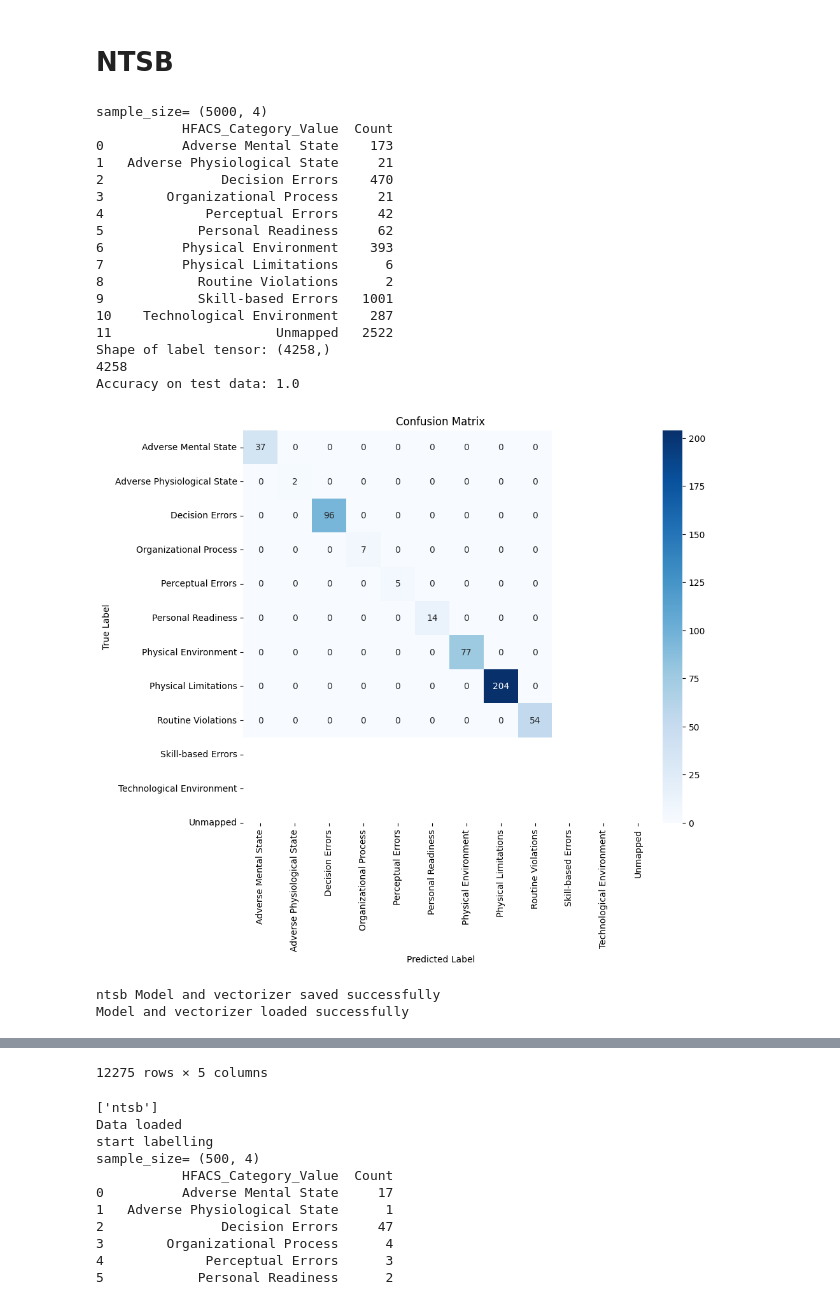
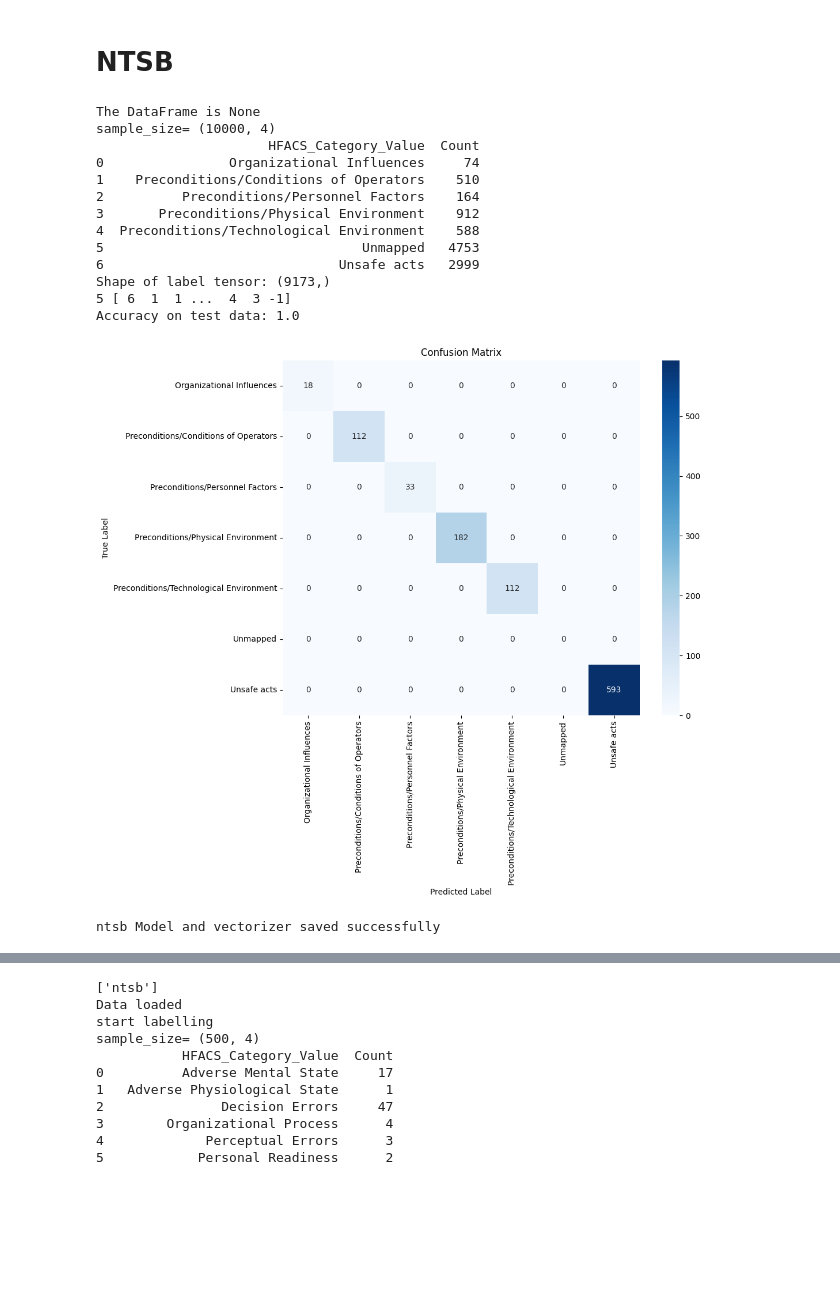
Before and after one commit to lasalasa/ASTAPM_Model, a Jupyter notebook: notebooks/notebook_main.ipynb, the cells around one changed output, grey strips where cells are left out. Cells and saved outputs as stored; diff of their text form; code cells hidden in the pictures; blank space fills up the shorter version.

```diff
--- a/notebooks/notebook_main.ipynb
+++ b/notebooks/notebook_main.ipynb
@@ -57,12 +56,16 @@ To enable the following instructions: AVX2 FMA, in other operations, rebuild Ten
 # 01. Get Data
 asrs_df = CoreUtils.get_data('asrs')
 
+options={
+    "is_merge_taxonomy": True
+}
+
 # 02. Label Spreading
-asrs_modelLS = ModelLS('asrs', 5000)
+asrs_modelLS = ModelLS(None, 'asrs', 10000, options=options)
 asrs_modelLS.train()
 
 # 03. Apply it new data get predicting label
-asrs_predicted_data = asrs_modelLS.predict(asrs_df, 25000)
+asrs_predicted_data = ModelLS.predict(asrs_df, 'asrs', 1, 25000)
 
 # model_data = labeled_data[labeled_data['HFACS_Category_Value_Predict'] != 'Unmapped'].copy()
 
@@ -119,37 +125,32 @@ AttributeError: 'dict' object has no attribute 'split'
 # %%
 # 01. Get Data
 ntsb_df = CoreUtils.get_data('ntsb')
 
-ntsb_modelLS = ModelLS('ntsb', 5000)
+ntsb_modelLS = ModelLS(None, 'ntsb', 10000, options=options)
 ntsb_modelLS.train()
 
 # 04. Apply it new data get predicting label
-ntsb_predicted_data = ntsb_modelLS.predict(ntsb_df, 25000)
+# ntsb_predicted_data = ntsb_modelLS.predict(ntsb_df, 25000)
 
 # model_data = labeled_data[labeled_data['HFACS_Category_Value_Predict'] != 'Unmapped'].copy()
 
 # 05. Show Lablel distribution
 # show_label(ntsb_predicted_data, 'HFACS_Category_Value_Predict')
 # ntsb_predicted_data.to_csv('data_ntsb_sample_with_label.csv')
-ntsb_predicted_data
+# ntsb_predicted_data
 # %% [output]
-sample_size= (5000, 4)
-           HFACS_Category_Value  Count
-0          Adverse Mental State    173
-1   Adverse Physiological State     21
-2               Decision Errors    470
-3        Organizational Process     21
-4             Perceptual Errors     42
-5            Personal Readiness     62
-6          Physical Environment    393
-7          Physical Limitations      6
-8            Routine Violations      2
-9            Skill-based Errors   1001
-10    Technological Environment    287
-11                     Unmapped   2522
-Shape of label tensor: (4258,)
-4258
+The DataFrame is None
+sample_size= (10000, 4)
+                      HFACS_Category_Value  Count
+0                Organizational Influences     74
+1    Preconditions/Conditions of Operators    510
+2          Preconditions/Personnel Factors    164
+3       Preconditions/Physical Environment    912
+4  Preconditions/Technological Environment    588
+5                                 Unmapped   4753
+6                              Unsafe acts   2999
+Shape of label tensor: (9173,)
+5 [ 6  1  1 ...  4  3 -1]
 Accuracy on test data: 1.0
-[figure, old version]
+[figure, new version]
 ntsb Model and vectorizer saved successfully
-Model and vectorizer loaded successfully
@@ -168,4 +157,3 @@ Model and vectorizer loaded successfully
-12275 rows × 5 columns
 # %%
 ntsb_lstm_Model = LSTMModel(ds_name='ntsb', sample_size=5000)
 ntsb_lstm_Model.train()
```
Also changed, not shown: parts of 7 cells of this notebook, 19 other files.
